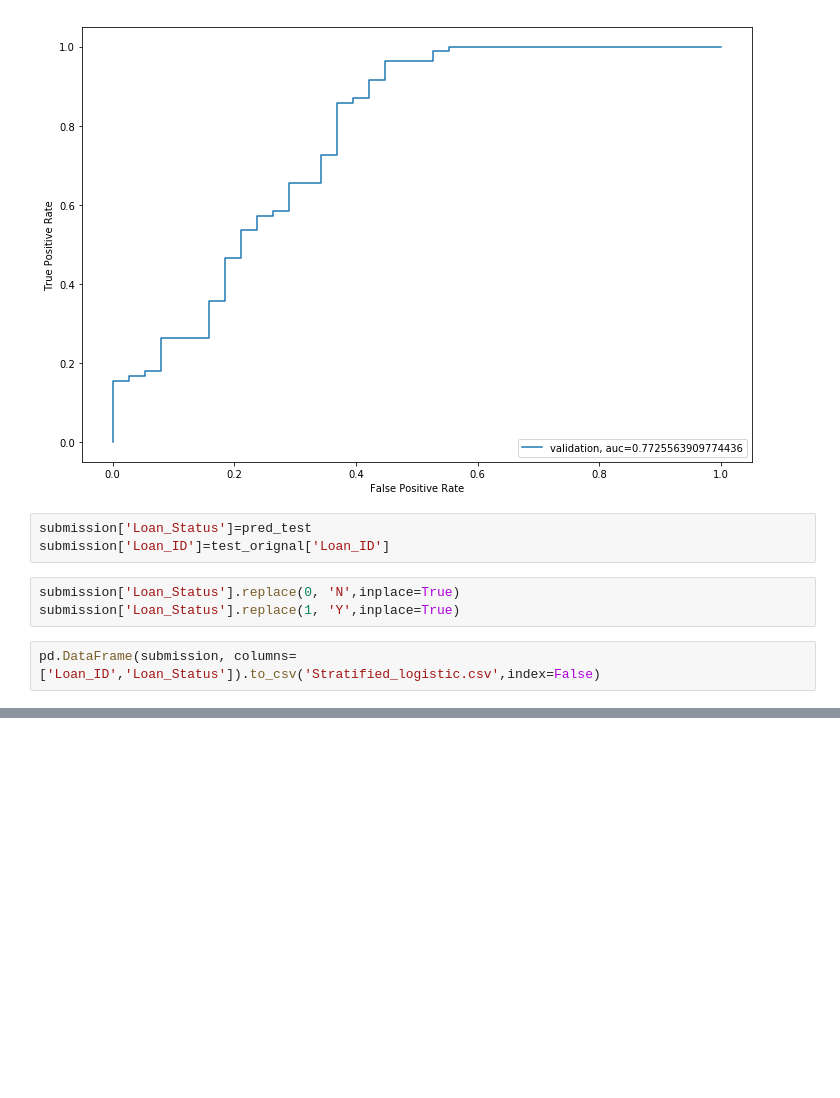
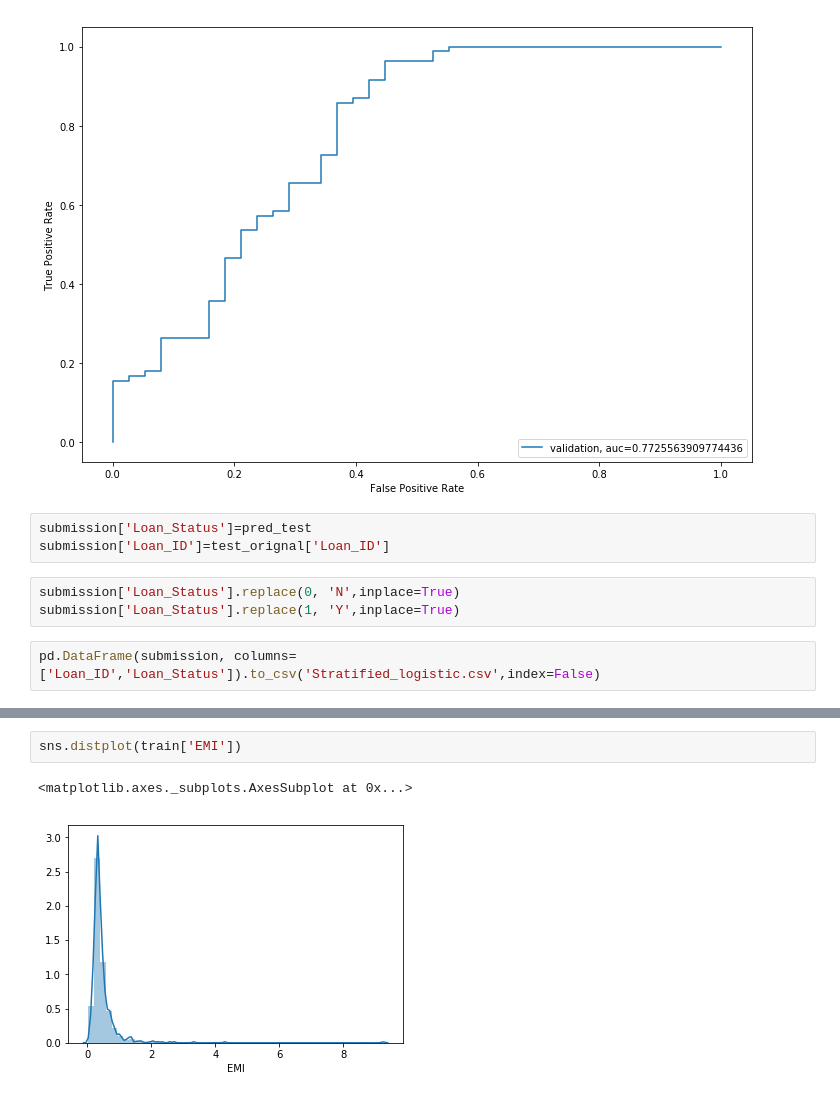
Before and after one commit to SwatiModi/loan-prediction, a Jupyter notebook: Loan.ipynb, the cells around one changed output, grey strips where cells are left out. Drawn from its saved outputs; the diff is of its cells as text; blank space fills up the shorter version.

```diff
--- a/Loan.ipynb
+++ b/Loan.ipynb
@@ -744,0 +763,5 @@ pd.DataFrame(submission, columns=['Loan_ID','Loan_Status']).to_csv('Stratified_l
+# %%
+sns.distplot(train['EMI'])
+# %% [output]
+<matplotlib.axes._subplots.AxesSubplot at 0x...>
+[figure, added]
```
Also changed, not shown: parts of 10 cells of this notebook.
